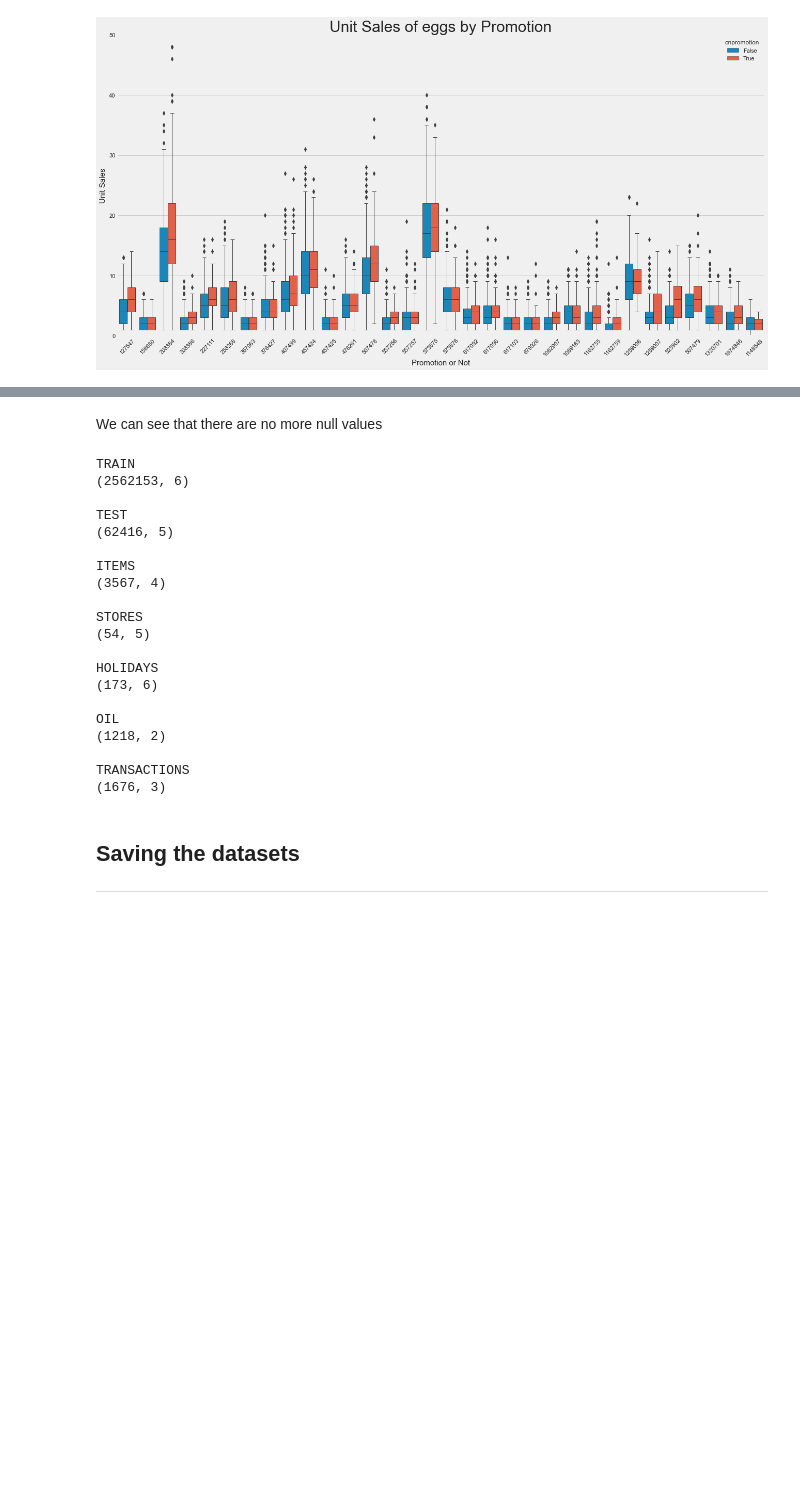
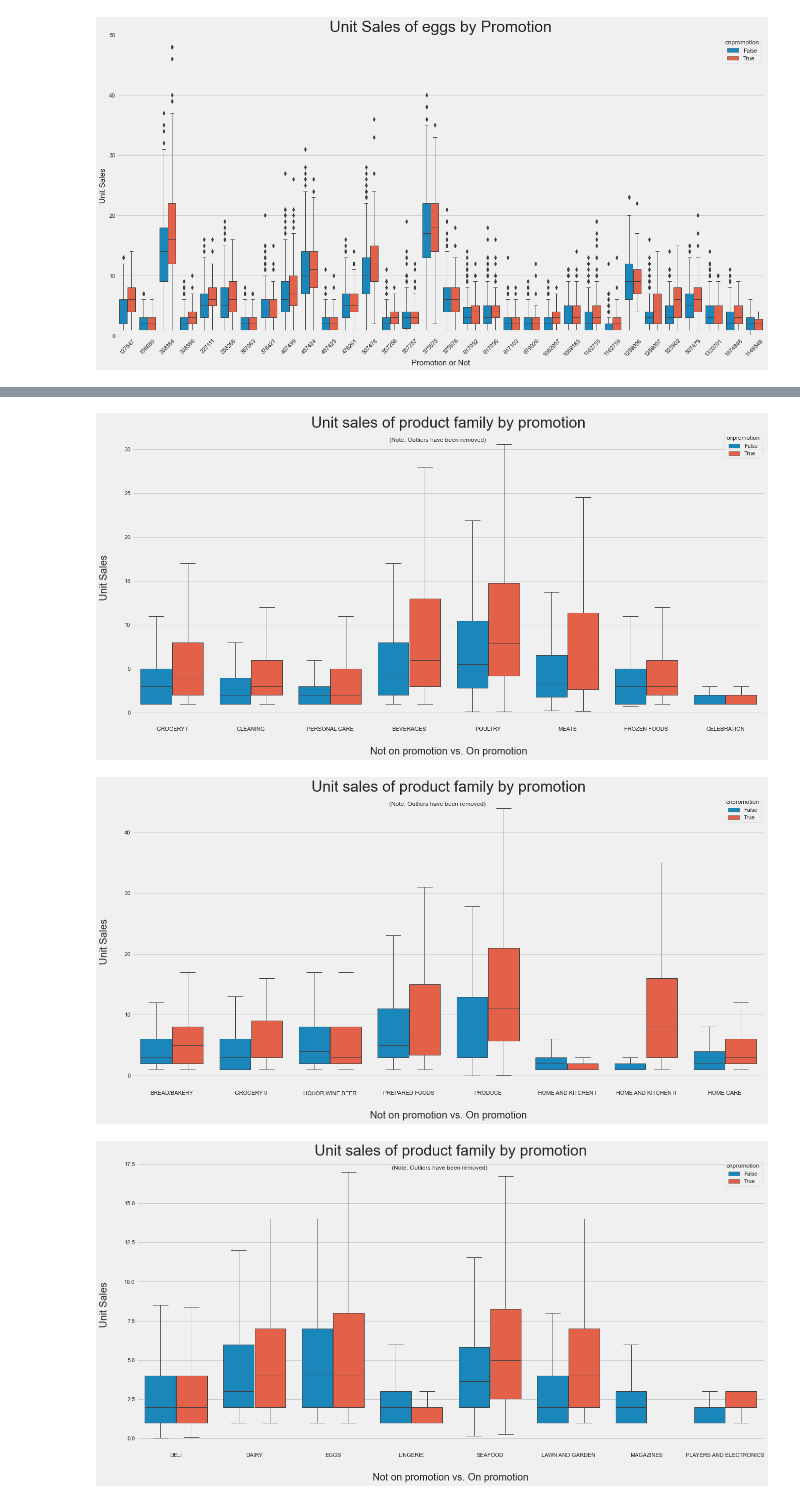
Before and after one commit to DSJourney/time_series, a Jupyter notebook: notebooks/2. EDA/EDA.ipynb, the cells around one changed output, grey strips where cells are left out. Cells and saved outputs as stored; diff of their text form; code cells hidden in the pictures; blank space fills up the shorter version.

```diff
--- a/notebooks/2. EDA/EDA.ipynb
+++ b/notebooks/2. EDA/EDA.ipynb
@@ -544,5 +521,5 @@ df = train.merge(items, on='item_nbr', how='left')
 # %%
-family_list = df.sort_values(by='unit_sales', ascending=False)['family'].unique().tolist()
+family_list = train.sort_values(by='unit_sales', ascending=False)['family'].unique().tolist()
 family_list = [family_list[i:i + 8] for i in range(0, len(family_list), 8)]
 # %%
 data['unit_sales'].max()
@@ -633,4 +527,0 @@ autocorrelation_plots(data,'unit_sales', title_text='Bread / Bakery Unit Sales',
-# %%
-data = item_family[item_family['family']=='DELI'].groupby(axis=0, level=0).sum()
-
-autocorrelation_plots(data,'unit_sales', title_text='Deli Unit Sales', n_lags=30,save=True, save_as='img/Products/ACF_PACF_Deli.png')
@@ -1126,13 +527,0 @@ dataframes = {'Train':df, 'Test':test, 'Items':items, 'Stores':stores, 'Holidays
-# %%
-#we check the different dataframes to find the ones that have timeseries data
-for name, data in dataframes.items():
-    if 'date' in data.columns:
-        print(name.upper())
-        print('Columns: ', data.columns.to_list())
-        print('Unique values:', len(data.date.unique()))
-        first_date = min(data.date)
-        last_date = max(data.date)
-        print(' First observation: ', first_date,'\n','Last observation: ', last_date)
-        print('Gaps between observed data')
-        check_gaps(data)
-        print(' ')
@@ -1320,32 +527,0 @@ onpromotion 0.0%
-# %% [markdown]
-We can see that there are no more null values
-# %%
-for name, data in dataframes.items():
-    print(name.upper())
-    print(data.shape)
-    print()
-# %% [output]
-TRAIN
-(2562153, 6)
-
-TEST
-(62416, 5)
-
-ITEMS
-(3567, 4)
-
-STORES
-(54, 5)
-
-HOLIDAYS
-(173, 6)
-
-OIL
-(1218, 2)
-
-TRANSACTIONS
-(1676, 3)
-# %% [markdown]
-
-## Saving the datasets
-***
@@ -1353,0 +528,24 @@ TRANSACTIONS
+# %%
+for number, group in enumerate(family_list):
+
+    #data
+    data = train[(train['onpromotion'] != 'No Info') & (train['family'].isin(group)) & (train['unit_sales'] > 0)]
+
+    #size
+    plt.figure(figsize=(20,10))
+
+    # Generate a boxplot
+    ax = sns.boxplot(y='unit_sales', x='family', hue='onpromotion', data=data, showfliers=False, linewidth=1)
+
+    # Set the labels and display the plot
+    ax.set_title('Unit sales of product family by promotion'.format(product.casefold()), size=30)
+    plt.figtext(.5,.85,'(Note: Outliers have been removed)',fontsize=12,ha='center')
+    ax.set_xlabel('Not on promotion vs. On promotion', fontsize=20, labelpad=30)
+    ax.set_ylabel('Unit Sales', fontsize=20,labelpad=30)
+
+    plt.savefig('img/Promotion/product_family_promotion_group_'+str(number)+'.png', bbox_inches='tight',transparent=True)
+    plt.show()
+# %% [output]
+[figure, added]
+[figure, added]
+[figure, added]
```
Also changed, not shown: parts of 128 cells of this notebook, 13 other files.
